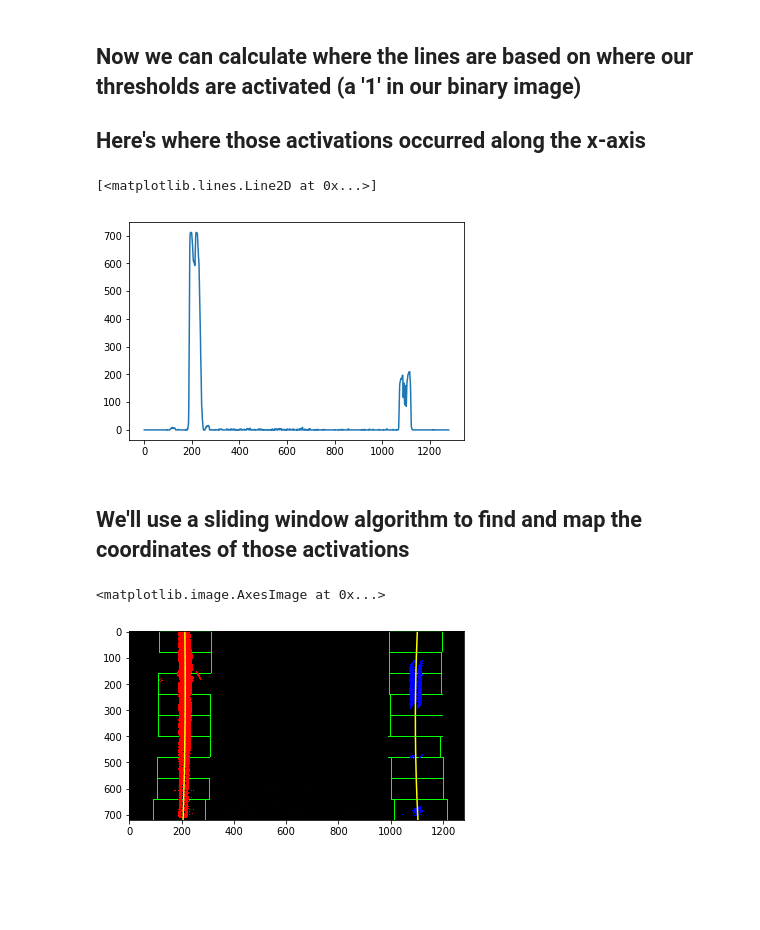
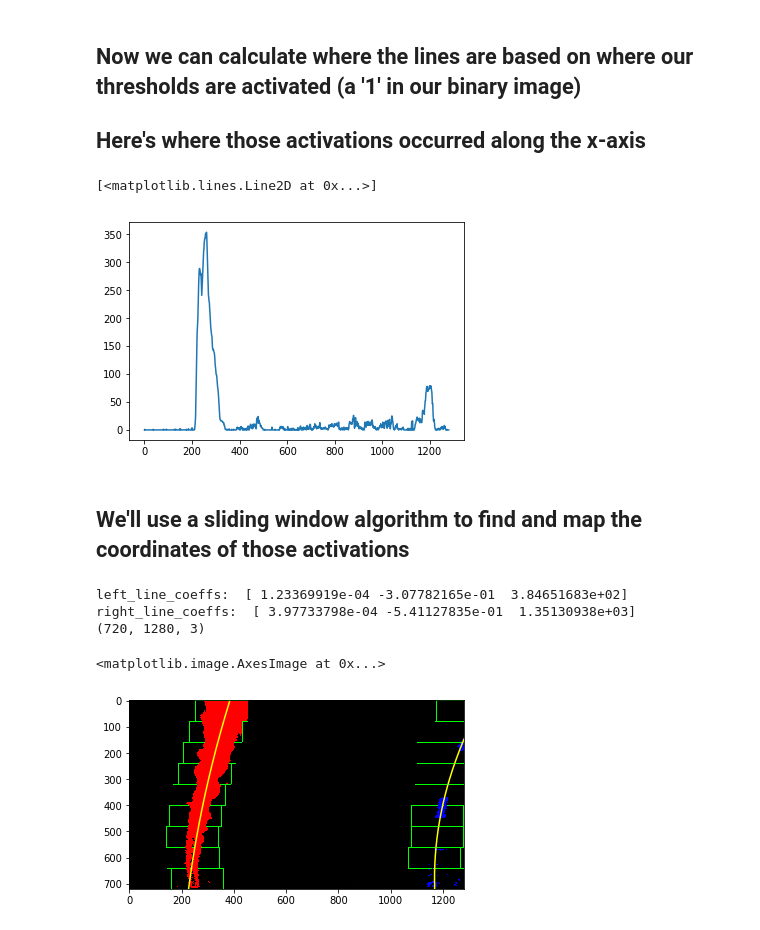
Before and after one commit to gobrando/CarND-Camera-Calibration, a Jupyter notebook: advanced_lane_lines_project/CarND-Advanced-Lane-Lines/lane_detection.ipynb, the cells around one changed output. Cells and saved outputs as stored; diff of their text form; code cells hidden in the pictures; blank space fills up the shorter version.

```diff
--- a/advanced_lane_lines_project/CarND-Advanced-Lane-Lines/lane_detection.ipynb
+++ b/advanced_lane_lines_project/CarND-Advanced-Lane-Lines/lane_detection.ipynb
@@ -54,21 +54,21 @@ for image in images:
         imgpoints.append(corners)
 # %%
 # prep image for testing
-img = plt.imread('/Users/brandoncanniff/Code2020/Self-Driving-Cars/Camera Calibration/CarND-Camera-Calibration/advanced_lane_lines_project/CarND-Advanced-Lane-Lines/test_images/straight_lines1.jpg')
+img = plt.imread('/Users/brandoncanniff/Code2020/Self-Driving-Cars/Camera Calibration/CarND-Camera-Calibration/advanced_lane_lines_project/CarND-Advanced-Lane-Lines/test_images/test1.jpg')
 
 # compare where corners are in image to a blank to get calibration matrix and coefficients (weights)
 ret, mtx, coeffs, rvecs, tvecs = cv2.calibrateCamera(objpoints, imgpoints, (img.shape[1], img.shape[0]), None, None)
 
 # use the matrix and weights to undistort the raw image input given to the pipeline
 undst = cv2.undistort(img, mtx, coeffs, None, mtx)
-cv2.imwrite('/Users/brandoncanniff/Code2020/Self-Driving-Cars/Camera Calibration/CarND-Camera-Calibration/advanced_lane_lines_project/CarND-Advanced-Lane-Lines/output_images/straight_road1_undst.jpg', undst)
+cv2.imwrite('/Users/brandoncanniff/Code2020/Self-Driving-Cars/Camera Calibration/CarND-Camera-Calibration/advanced_lane_lines_project/CarND-Advanced-Lane-Lines/output_images/test1_undst.jpg', undst)
 print(undst.shape)
 plt.imshow(undst)
 
 bottom_left = [195, undst.shape[0]]
-bottom_right = [1110, undst.shape[0]]
-top_left = [550, 480]
-top_right = [735, 480]
+bottom_right = [1125, undst.shape[0]]
+top_left = [580, 450]
+top_right = [700, 450]
 plt.plot(bottom_left[0], bottom_left[1], '.')
 plt.plot(bottom_right[0], bottom_right[1], '.')
 plt.plot(top_left[0], top_left[1], '.')
@@ -177,11 +179,11 @@ plt.imshow(combined_binary, cmap='gray')
 ## Now we can calculate where the lines are based on where our thresholds are activated (a '1' in our binary image)
 ## Here's where those activations occurred along the x-axis
 # %%
-histogram = np.sum(combined_binary, axis=0)
+histogram = np.sum(combined_binary[combined_binary.shape[0]//2:,:], axis=0)
 plt.plot(histogram)
 # %% [output]
 [<matplotlib.lines.Line2D at 0x...>]
-[figure, old version]
+[figure, new version]
 # %% [markdown]
 ## We'll use a sliding window algorithm to find and map the coordinates of those activations
 # %%
@@ -191,16 +193,10 @@ import matplotlib.image as mpimg
 import matplotlib.pyplot as plt
 import cv2
 
-# Load our image
-binary_warped = combined_binary
-
 def find_lane_pixels(binary_warped):
-    # Take a histogram of the bottom half of the image
-    histogram = np.sum(binary_warped[binary_warped.shape[0]//2:,:], axis=0)
-    # Create an output image to draw on and visualize the result
+    # Create an output image to draw on and visualize windows
     out_img = np.dstack((binary_warped, binary_warped, binary_warped))
-    # Find the peak of the left and right halves of the histogram
-    # These will be the starting point for the left and right lines
+    # Starting point for the left and right lines
     midpoint = np.int(histogram.shape[0]//2)
     leftx_base = np.argmax(histogram[:midpoint])
     rightx_base = np.argmax(histogram[midpoint:]) + midpoint
@@ -281,38 +277,43 @@ def fit_polynomial(binary_warped):
     leftx, lefty, rightx, righty, out_img = find_lane_pixels(binary_warped)
 
     # Fit a second order polynomial to each using `np.polyfit`
     left_fit = np.polyfit(lefty, leftx, 2)
+    print('left_line_coeffs: ', left_fit)
     right_fit = np.polyfit(righty, rightx, 2)
+    print('right_line_coeffs: ', right_fit)
 
     # Generate x and y values for plotting
     ploty = np.linspace(0, binary_warped.shape[0]-1, binary_warped.shape[0] )
     try:
         left_fitx = left_fit[0]*ploty**2 + left_fit[1]*ploty + left_fit[2]
         right_fitx = right_fit[0]*ploty**2 + right_fit[1]*ploty + right_fit[2]
     except TypeError:
         # Avoids an error if `left` and `right_fit` are still none or incorrect
         print('The function failed to fit a line!')
         left_fitx = 1*ploty**2 + 1*ploty
         right_fitx = 1*ploty**2 + 1*ploty
 
     ## Visualization ##
     # Colors in the left and right lane regions
     out_img[lefty, leftx] = [255, 0, 0]
     out_img[righty, rightx] = [0, 0, 255]
 
     # Plots the left and right polynomials on the lane lines
     plt.plot(left_fitx, ploty, color='yellow')
     plt.plot(right_fitx, ploty, color='yellow')
 
     return out_img
 
 
-out_img = fit_polynomial(binary_warped)
-
-plt.imshow(out_img)
+windowed_img = fit_polynomial(combined_binary)
+print(windowed_img.shape)
+plt.imshow(windowed_img)
 # %% [output]
-<matplotlib.image.AxesImage at 0x...>
+left_line_coeffs:  [ 1.23369919e-04 -3.07782165e-01  3.84651683e+02]
+right_line_coeffs:  [ 3.97733798e-04 -5.41127835e-01  1.35130938e+03]
+(720, 1280, 3)
+<matplotlib.image.AxesImage at 0x...>
-[figure, old version]
+[figure, new version]
 # %%
 import cv2
 import numpy as np
```
Also changed, not shown: parts of 8 cells of this notebook, 2 other files.
